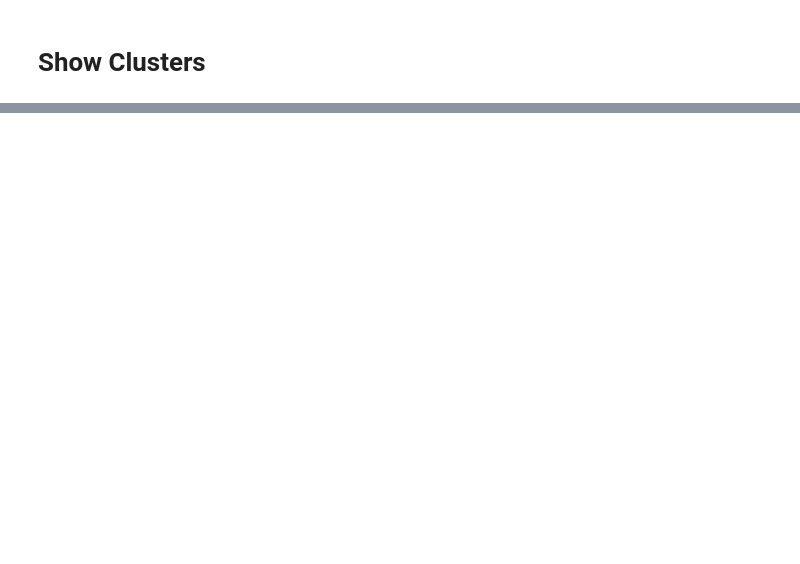
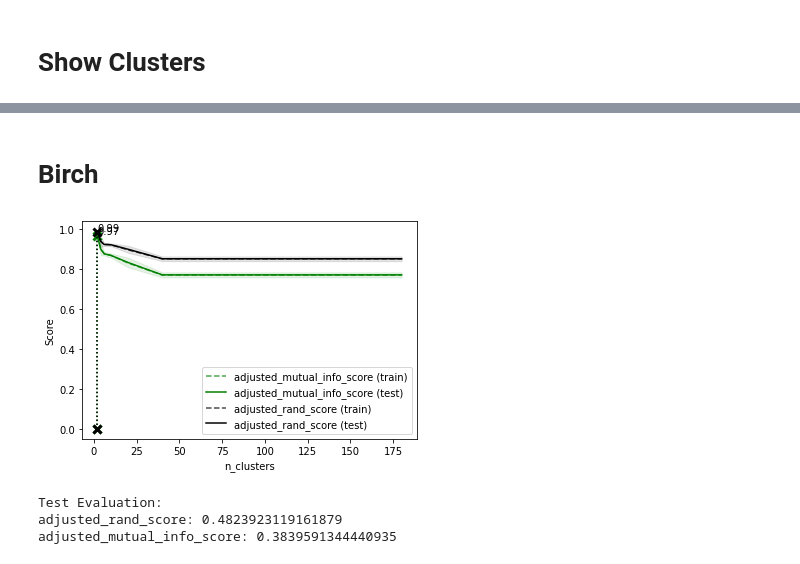
Before and after one commit to mryf323/ml_final_project, a Jupyter notebook: phase2.ipynb, the cells around one changed output, grey strips where cells are left out. Cells and saved outputs as stored; diff of their text form; code cells hidden in the pictures; blank space fills up the shorter version.

```diff
--- a/phase2.ipynb
+++ b/phase2.ipynb
@@ -92,0 +114,26 @@ Evaluation config {'eps': 0.07, 'min_samples': 3, 'metric': 'cosine'} has been c
+# %%
+scoring = {'adjusted_rand_score':  make_scorer(metrics.adjusted_rand_score), 'adjusted_mutual_info_score':  make_scorer(metrics.adjusted_mutual_info_score)}
+cols2show = ['mean_test_adjusted_rand_score',
+             'rank_test_adjusted_rand_score',
+             'mean_train_adjusted_rand_score',
+             'mean_test_adjusted_mutual_info_score',
+             'rank_test_adjusted_mutual_info_score',
+             'mean_train_adjusted_mutual_info_score']
+# %% [markdown]
+# Birch
+# %%
+birtch = Birch()
+n_clusters = list(range(2, 11, 2)) + [20 * i for i in range(1,10)]
+
+birtch = GridSearchCV(birtch, {'n_clusters': n_clusters}, scoring=scoring,  refit='adjusted_rand_score', return_train_score=True, cv=3, n_jobs=-1)
+birtch.fit(X_train_vec, Y_train)
+plot_cv_results(birtch.cv_results_, 'n_clusters')
+results = pd.DataFrame(birtch.cv_results_)[cols2show + ['param_n_clusters']]
+# %% [output]
+[figure, added]
+# %%
+cluster_analysis(Y_test, birtch.predict(X_test_vec))
+# %% [output]
+Test Evaluation:
+adjusted_rand_score: 0.4823923119161879
+adjusted_mutual_info_score: 0.3839591344440935
```
Also changed, not shown: parts of 44 cells of this notebook, 3 other files.
